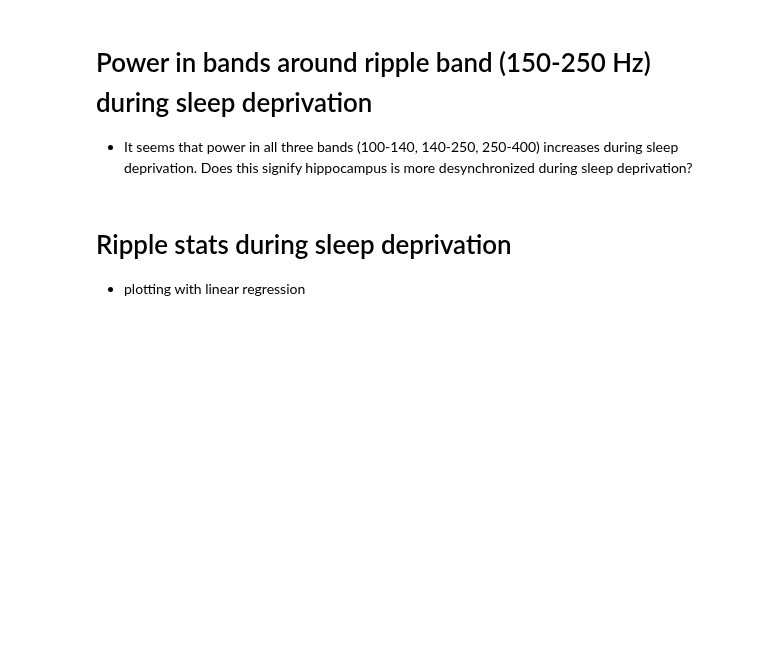
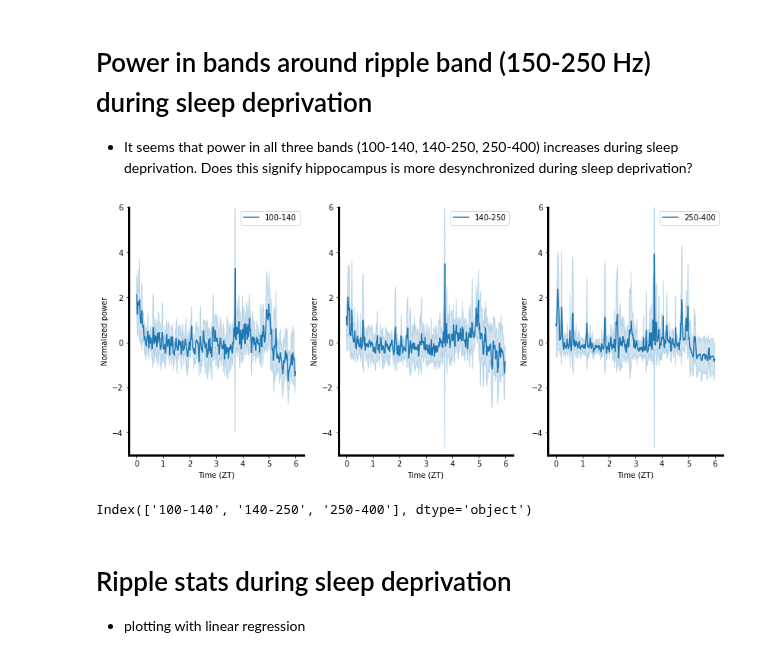
Before and after one commit to bapungiri/NeuroPy, a Jupyter notebook: sleep_deprivation/sd_oscillations.ipynb, the cells around one changed output. Cells and saved outputs as stored; diff of their text form; code cells hidden in the pictures; blank space fills up the shorter version.

```diff
--- a/sleep_deprivation/sd_oscillations.ipynb
+++ b/sleep_deprivation/sd_oscillations.ipynb
@@ -44,14 +44,15 @@ for sub, sess in enumerate(sessions):
 # %%
 %matplotlib inline
 figure = Fig()
-fig,gs = figure.draw(grid=(1,1),style='Pres',size=(4,4))
+fig,gs = figure.draw(grid=(1,3),style='Pres',size=(14,6))
 
 # df = df.groupby('time')
-ax = plt.subplot(gs[0])
-sns.lineplot(data=df,x='time',y='100-140',ci='sd',ax=ax,label='100-140 Hz')
-sns.lineplot(data=df,x='time',y='140-250',ci='sd',ax=ax,label='140-250 Hz')
-sns.lineplot(data=df,x='time',y='250-400',ci='sd',ax=ax,label='250-400 Hz')
-ax.legend()
-ax.set_ylabel('Normalized power')
-ax.set_xlabel('Time (ZT)')
-ax.set_ylim([-5,6])
+for i,col in enumerate(df.columns[1:-1]):
+    ax = plt.subplot(gs[i])
+    sns.lineplot(data=df,x='time',y=col,ci='sd',ax=ax,label=col)
+    ax.legend()
+    ax.set_ylabel('Normalized power')
+    ax.set_xlabel('Time (ZT)')
+    ax.set_ylim([-5,6])
+# %% [output]
+[figure, added]
@@ -60,3 +59,7 @@ sess.recinfo.channel_groups
+# %%
+df.columns[1:-1]
+# %% [output]
+Index(['100-140', '140-250', '250-400'], dtype='object')
 # %% [markdown]
 # Ripple stats during sleep deprivation
 - plotting with linear regression
```
Also changed, not shown: parts of 1 cell of this notebook, 3 other files.
